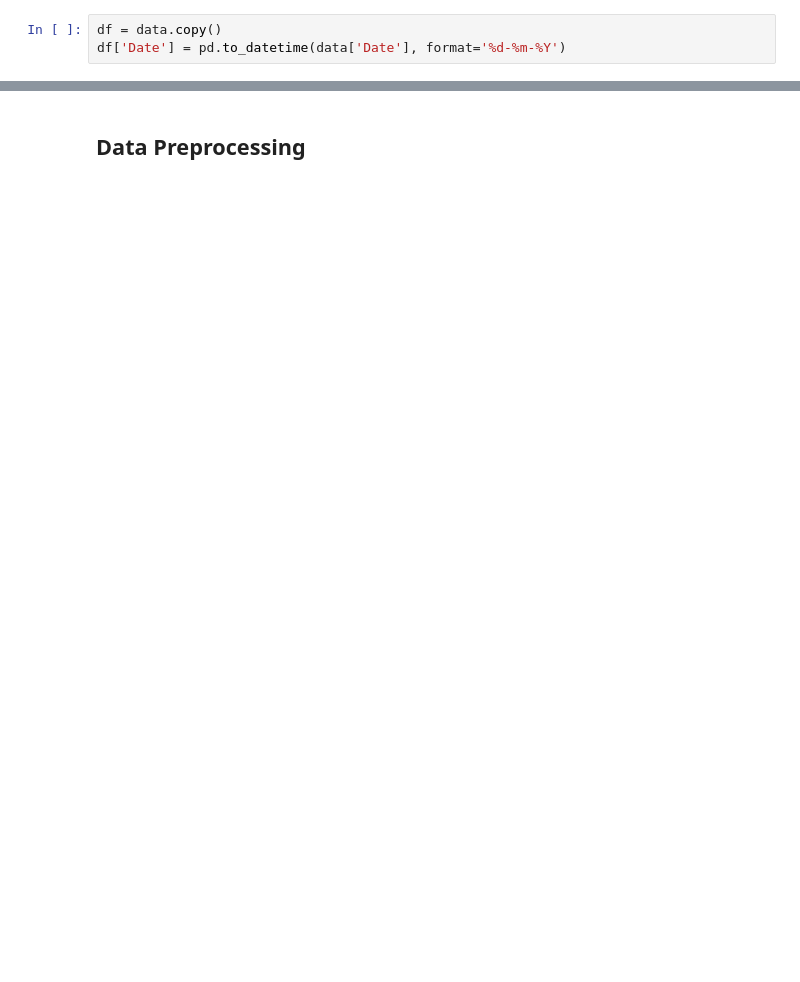
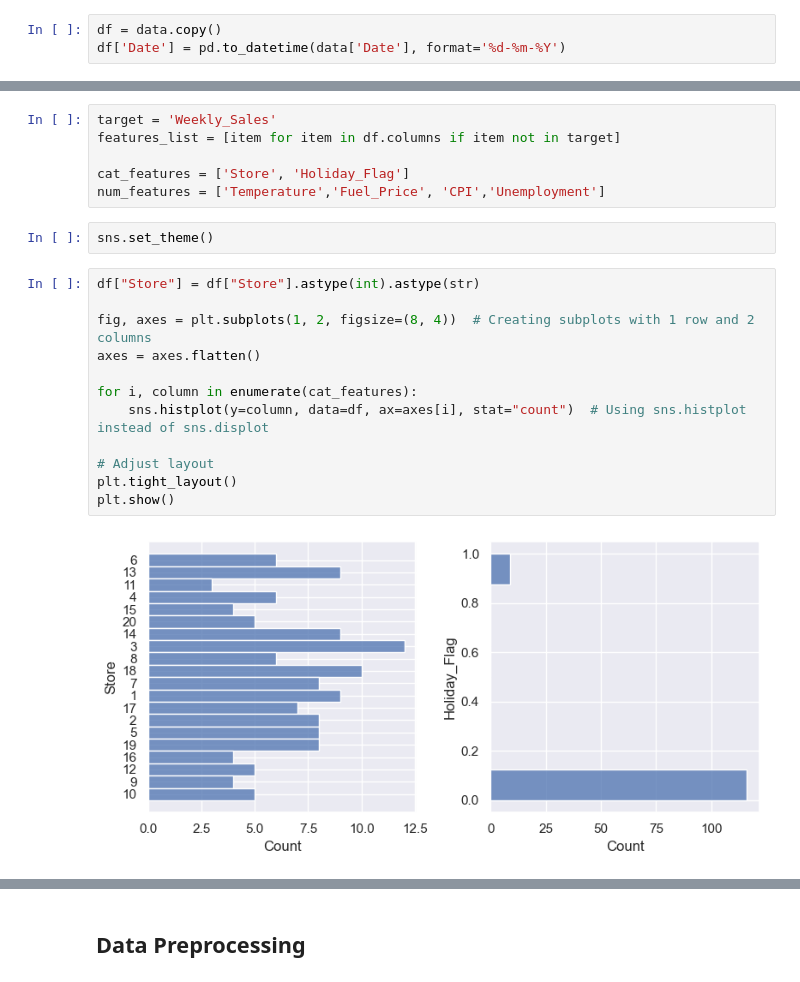
Before and after one commit to yhaslan/JEDHA_Bloc3, a Jupyter notebook: Walmart_Sales_Project/Walmart_Sales_Project.ipynb, the cells around one changed output, grey strips where cells are left out. Drawn from its saved outputs; the diff is of its cells as text; blank space fills up the shorter version.

```diff
--- a/Walmart_Sales_Project/Walmart_Sales_Project.ipynb
+++ b/Walmart_Sales_Project/Walmart_Sales_Project.ipynb
@@ -63,0 +76,22 @@ df['Date'] = pd.to_datetime(data['Date'], format='%d-%m-%Y')
+# %%
+target = 'Weekly_Sales'
+features_list = [item for item in df.columns if item not in target]
+
+cat_features = ['Store', 'Holiday_Flag']
+num_features = ['Temperature','Fuel_Price', 'CPI','Unemployment']
+# %%
+sns.set_theme()
+# %%
+df["Store"] = df["Store"].astype(int).astype(str)
+
+fig, axes = plt.subplots(1, 2, figsize=(8, 4))  # Creating subplots with 1 row and 2 columns
+axes = axes.flatten()
+
+for i, column in enumerate(cat_features):
+    sns.histplot(y=column, data=df, ax=axes[i], stat="count")  # Using sns.histplot instead of sns.displot
+
+# Adjust layout
+plt.tight_layout()
+plt.show()
+# %% [output]
+[figure, added]
```
Also changed, not shown: parts of 58 cells of this notebook, 7 other files.
